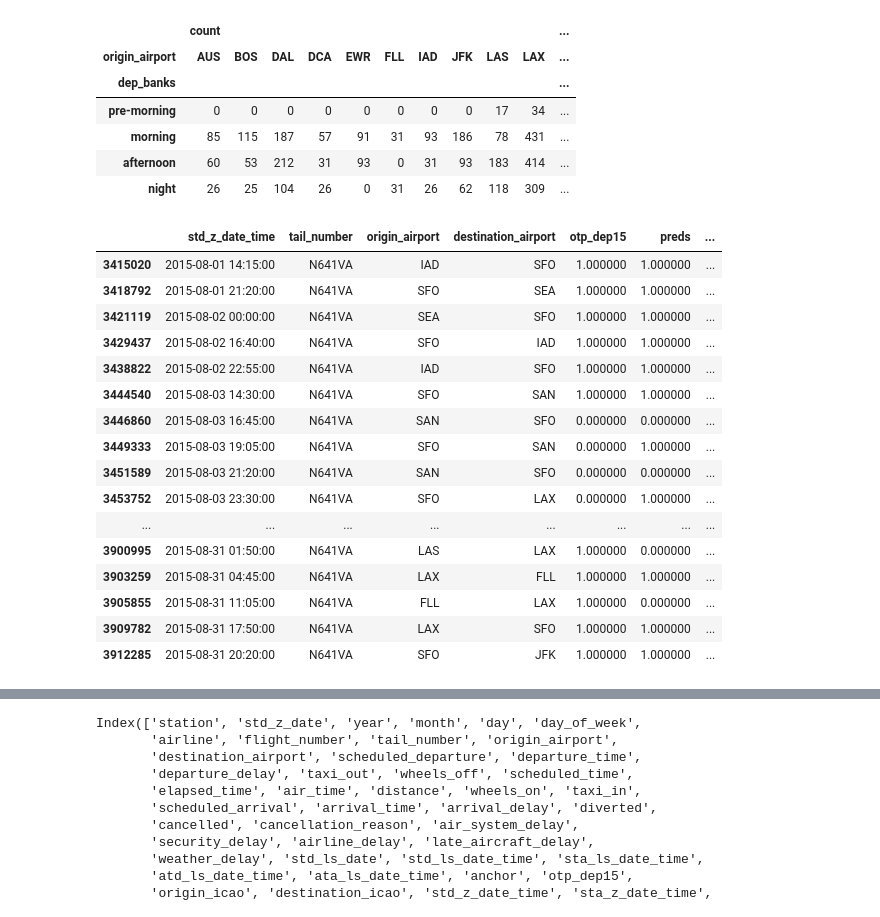
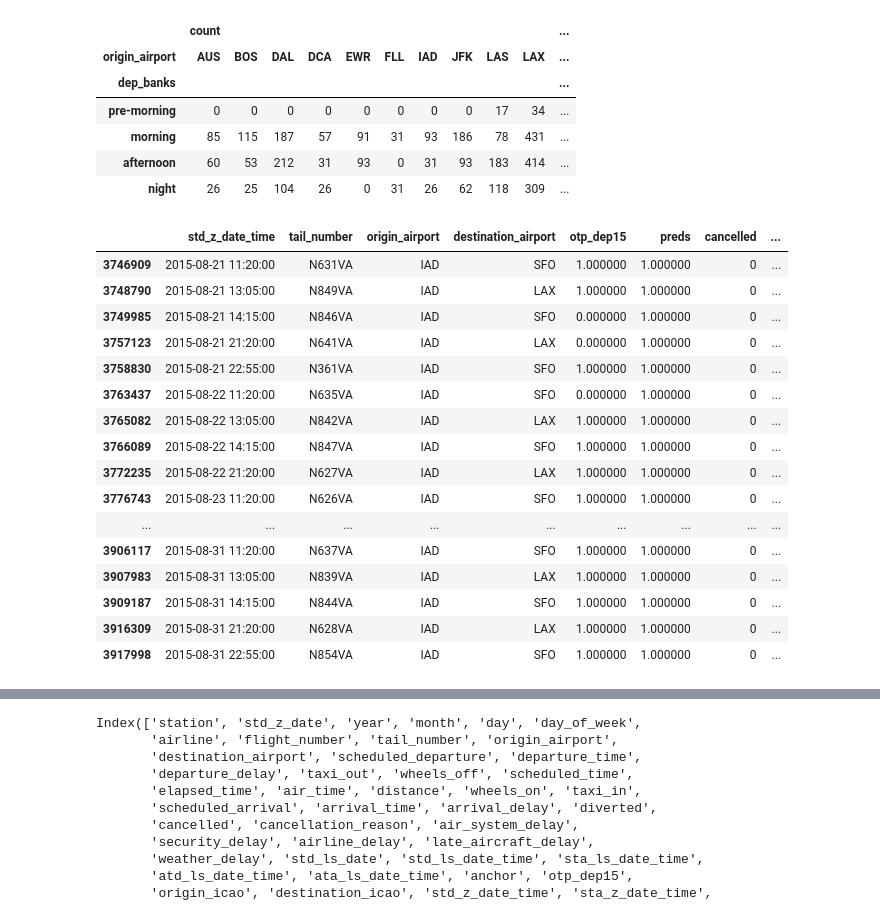
Before and after one commit to cmd-master/airline, a Jupyter notebook: airline-delays.ipynb, the cells around one changed output, grey strips where cells are left out. Saved outputs shown, nothing was run; the diff lists cells and outputs as text; code cells hidden in the pictures.

Commit message:
Kaggle Notebook | USA Airline On Time Performance | Version 81

```diff
--- a/airline-delays.ipynb
+++ b/airline-delays.ipynb
@@ -531,39 +529,43 @@ g.style.background_gradient('Reds', axis=None)
 | afternoon | 60 | 53 | 212 | 31 | 93 | 0 | 31 | 93 | 183 | 414 | ... |
 | night | 26 | 25 | 104 | 26 | 0 | 31 | 26 | 62 | 118 | 309 | ... |
 # %%
-g = train.query('tail_number == "N641VA"')
+g = train
+# g = g.query('tail_number == "N641VA"')
+g = g.query('origin_airport == "IAD"')
 g = g.query('month == 8')
-# g = g.query('std_z_date == "2015-08-21"')
+g = g.query('std_z_date >= "2015-08-21"')
 # g = g.loc[g['preds'] != g[target]]
 # g = g.loc[(g[target] == 1) & (g['preds'] == 0)]
 g = g.sort_values(by='std_z_date_time')
 g = g[[
     'std_z_date_time'
     , 'tail_number'
 #     , 'sta_z_date_time'
 #     , 'atd_z_date_time', 'ata_z_date_time'
     , 'origin_airport', 'destination_airport'
     , 'otp_dep15', 'preds'
-#     , 'cancelled', 'diverted'
-] + dly]
-g['dep_dly_prev'] = g.groupby(['tail_number'])['departure_delay'].transform(lambda x: x.shift(-1))
+    , 'cancelled', 'diverted'
+    , 'dep_banks'
+] + dly
+]
+g['dep_dly_prev'] = g.groupby(['origin_airport'])['airline_delay'].transform(lambda x: x.shift(-1))
 g.style.background_gradient(subset=['otp_dep15', 'preds'])
 # g.groupby(['origin_airport', 'dep_banks'])[target].mean()
 # %% [output]
-|  | std_z_date_time | tail_number | origin_airport | destination_airport | otp_dep15 | preds | ... |
-| 3415020 | 2015-08-01 14:15:00 | N641VA | IAD | SFO | 1.000000 | 1.000000 | ... |
-| 3418792 | 2015-08-01 21:20:00 | N641VA | SFO | SEA | 1.000000 | 1.000000 | ... |
-| 3421119 | 2015-08-02 00:00:00 | N641VA | SEA | SFO | 1.000000 | 1.000000 | ... |
-| 3429437 | 2015-08-02 16:40:00 | N641VA | SFO | IAD | 1.000000 | 1.000000 | ... |
-| 3438822 | 2015-08-02 22:55:00 | N641VA | IAD | SFO | 1.000000 | 1.000000 | ... |
-| 3444540 | 2015-08-03 14:30:00 | N641VA | SFO | SAN | 1.000000 | 1.000000 | ... |
-| 3446860 | 2015-08-03 16:45:00 | N641VA | SAN | SFO | 0.000000 | 0.000000 | ... |
-| 3449333 | 2015-08-03 19:05:00 | N641VA | SFO | SAN | 0.000000 | 1.000000 | ... |
-| 3451589 | 2015-08-03 21:20:00 | N641VA | SAN | SFO | 0.000000 | 0.000000 | ... |
-| 3453752 | 2015-08-03 23:30:00 | N641VA | SFO | LAX | 0.000000 | 1.000000 | ... |
-| ... | ... | ... | ... | ... | ... | ... | ... |
-| 3900995 | 2015-08-31 01:50:00 | N641VA | LAS | LAX | 1.000000 | 0.000000 | ... |
-| 3903259 | 2015-08-31 04:45:00 | N641VA | LAX | FLL | 1.000000 | 1.000000 | ... |
-| 3905855 | 2015-08-31 11:05:00 | N641VA | FLL | LAX | 1.000000 | 0.000000 | ... |
-| 3909782 | 2015-08-31 17:50:00 | N641VA | LAX | SFO | 1.000000 | 1.000000 | ... |
-| 3912285 | 2015-08-31 20:20:00 | N641VA | SFO | JFK | 1.000000 | 1.000000 | ... |
+|  | std_z_date_time | tail_number | origin_airport | destination_airport | otp_dep15 | preds | cancelled | ... |
+| 3746909 | 2015-08-21 11:20:00 | N631VA | IAD | SFO | 1.000000 | 1.000000 | 0 | ... |
+| 3748790 | 2015-08-21 13:05:00 | N849VA | IAD | LAX | 1.000000 | 1.000000 | 0 | ... |
+| 3749985 | 2015-08-21 14:15:00 | N846VA | IAD | SFO | 0.000000 | 1.000000 | 0 | ... |
+| 3757123 | 2015-08-21 21:20:00 | N641VA | IAD | LAX | 0.000000 | 1.000000 | 0 | ... |
+| 3758830 | 2015-08-21 22:55:00 | N361VA | IAD | SFO | 1.000000 | 1.000000 | 0 | ... |
+| 3763437 | 2015-08-22 11:20:00 | N635VA | IAD | SFO | 0.000000 | 1.000000 | 0 | ... |
+| 3765082 | 2015-08-22 13:05:00 | N842VA | IAD | LAX | 1.000000 | 1.000000 | 0 | ... |
+| 3766089 | 2015-08-22 14:15:00 | N847VA | IAD | SFO | 1.000000 | 1.000000 | 0 | ... |
+| 3772235 | 2015-08-22 21:20:00 | N627VA | IAD | LAX | 1.000000 | 1.000000 | 0 | ... |
+| 3776743 | 2015-08-23 11:20:00 | N626VA | IAD | SFO | 1.000000 | 1.000000 | 0 | ... |
+| ... | ... | ... | ... | ... | ... | ... | ... | ... |
+| 3906117 | 2015-08-31 11:20:00 | N637VA | IAD | SFO | 1.000000 | 1.000000 | 0 | ... |
+| 3907983 | 2015-08-31 13:05:00 | N839VA | IAD | LAX | 1.000000 | 1.000000 | 0 | ... |
+| 3909187 | 2015-08-31 14:15:00 | N844VA | IAD | SFO | 1.000000 | 1.000000 | 0 | ... |
+| 3916309 | 2015-08-31 21:20:00 | N628VA | IAD | LAX | 1.000000 | 1.000000 | 0 | ... |
+| 3917998 | 2015-08-31 22:55:00 | N854VA | IAD | SFO | 1.000000 | 1.000000 | 0 | ... |
```
Also changed, not shown: parts of 8 cells of this notebook.
